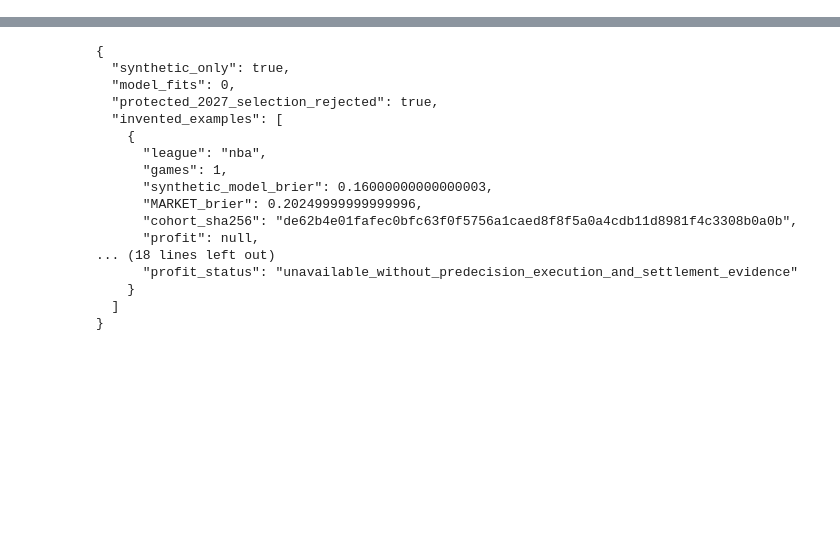
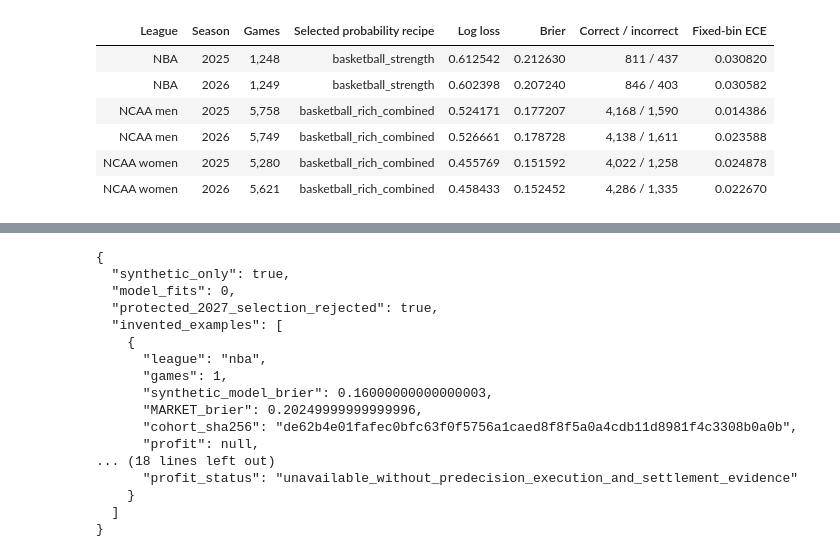
Before and after one commit to alvaromendizabal/sports-edge-lab, a Jupyter notebook: notebooks/basketball_review.ipynb, the cells around one changed output, grey strips where cells are left out. Cells and saved outputs as stored; diff of their text form; code cells hidden in the pictures; blank space fills up the shorter version.

Commit message:
Publish audited B003 basketball comparisons, calibration tradeoffs and exact reuse evidence

```diff
--- a/notebooks/basketball_review.ipynb
+++ b/notebooks/basketball_review.ipynb
@@ -50,11 +52,0 @@ NBA selected the regularized strength model; both college tracks selected the re
-# %%
-selected=selected_season_rows(evidence)
-labels={'nba':'NBA','ncaam':'NCAA men','ncaaw':'NCAA women'}
-header=['League','Season ending','Games','Selected probability recipe','Log loss','Brier','Correct / incorrect','Calibration error']
-body=[]
-for row in selected:
-    body.append([labels[row['league']],str(row['validation_season']),f"{row['n']:,}",row['recipe'],f"{row['log_loss']:.6f}",f"{row['brier']:.6f}",f"{row['correct']:,} / {row['incorrect']:,}",f"{row['ece_10_fixed_bins']:.6f}"])
-table='<table><thead><tr>'+''.join('<th>'+escape(v)+'</th>' for v in header)+'</tr></thead><tbody>'
-table+=''.join('<tr>'+''.join('<td>'+escape(v)+'</td>' for v in row)+'</tr>' for row in body)+'</tbody></table>'
-display(HTML(table))
-assert len(selected)==6
@@ -140,0 +57,13 @@ assert owner['prospectively_settled_games_at_issue']==0
+# %%
+selected=selected_season_rows(evidence)
+table(['League','Season','Games','Selected probability recipe','Log loss','Brier','Correct / incorrect','Fixed-bin ECE'],[[NAMES[r['league']],r['validation_season'],f"{r['n']:,}",r['recipe'],f"{r['log_loss']:.6f}",f"{r['brier']:.6f}",f"{r['correct']:,} / {r['incorrect']:,}",f"{r['ece_10_fixed_bins']:.6f}"] for r in selected])
+assert len(selected)==6
+assert all(t['prior_controls_unchanged'] for t in tracks.values())
+# %% [output]
+| League | Season | Games | Selected probability recipe | Log loss | Brier | Correct / incorrect | Fixed-bin ECE |
+| NBA | 2025 | 1,248 | basketball_strength | 0.612542 | 0.212630 | 811 / 437 | 0.030820 |
+| NBA | 2026 | 1,249 | basketball_strength | 0.602398 | 0.207240 | 846 / 403 | 0.030582 |
+| NCAA men | 2025 | 5,758 | basketball_rich_combined | 0.524171 | 0.177207 | 4,168 / 1,590 | 0.014386 |
+| NCAA men | 2026 | 5,749 | basketball_rich_combined | 0.526661 | 0.178728 | 4,138 / 1,611 | 0.023588 |
+| NCAA women | 2025 | 5,280 | basketball_rich_combined | 0.455769 | 0.151592 | 4,022 / 1,258 | 0.024878 |
+| NCAA women | 2026 | 5,621 | basketball_rich_combined | 0.458433 | 0.152452 | 4,286 / 1,335 | 0.022670 |
```
Also changed, not shown: parts of 21 cells of this notebook, 16 other files.
